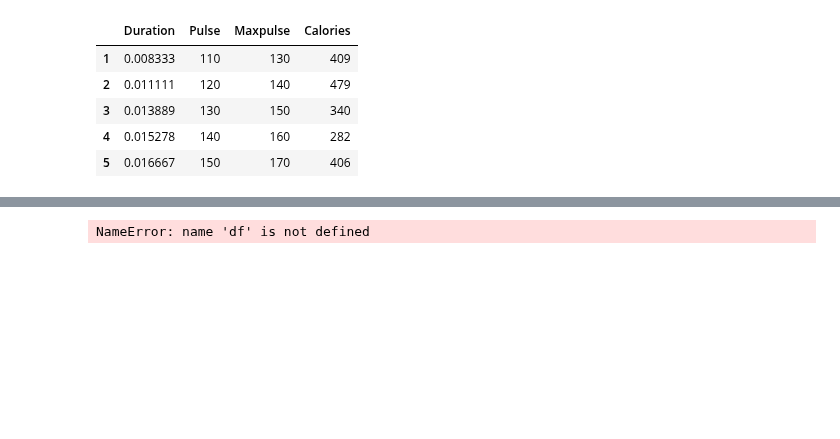
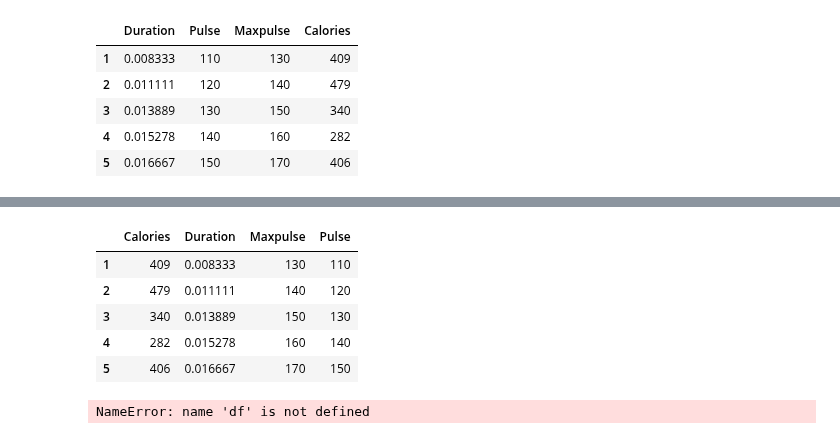
Before and after one commit to ramnagella/Demo, a Jupyter notebook: DA_Day6.ipynb, the cells around one changed output, grey strips where cells are left out. Saved outputs shown, nothing was run; the diff lists cells and outputs as text; code cells hidden in the pictures; blank space fills up the shorter version.

```diff
--- a/DA_Day6.ipynb
+++ b/DA_Day6.ipynb
@@ -441,0 +451,9 @@ df.sort_index(key=lambda x:x.str.lower())
+# %%
+df.sort_index(axis=1)
+# %% [output]
+|  | Calories | Duration | Maxpulse | Pulse |
+| 1 | 409 | 0.008333 | 130 | 110 |
+| 2 | 479 | 0.011111 | 140 | 120 |
+| 3 | 340 | 0.013889 | 150 | 130 |
+| 4 | 282 | 0.015278 | 160 | 140 |
+| 5 | 406 | 0.016667 | 170 | 150 |
```
Also changed, not shown: parts of 2 cells of this notebook.
